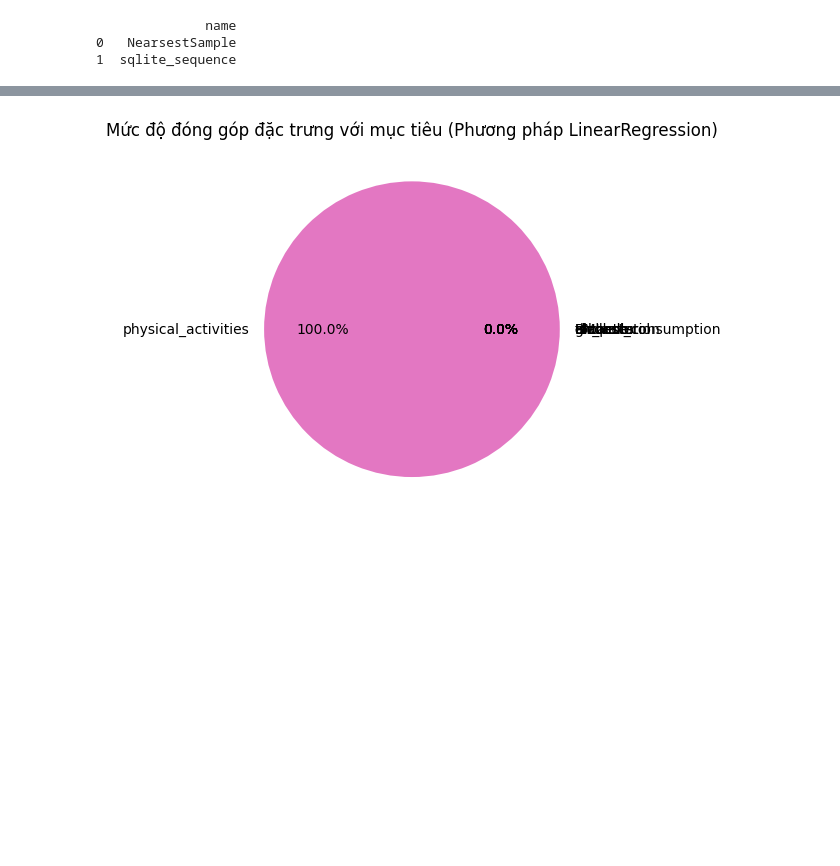
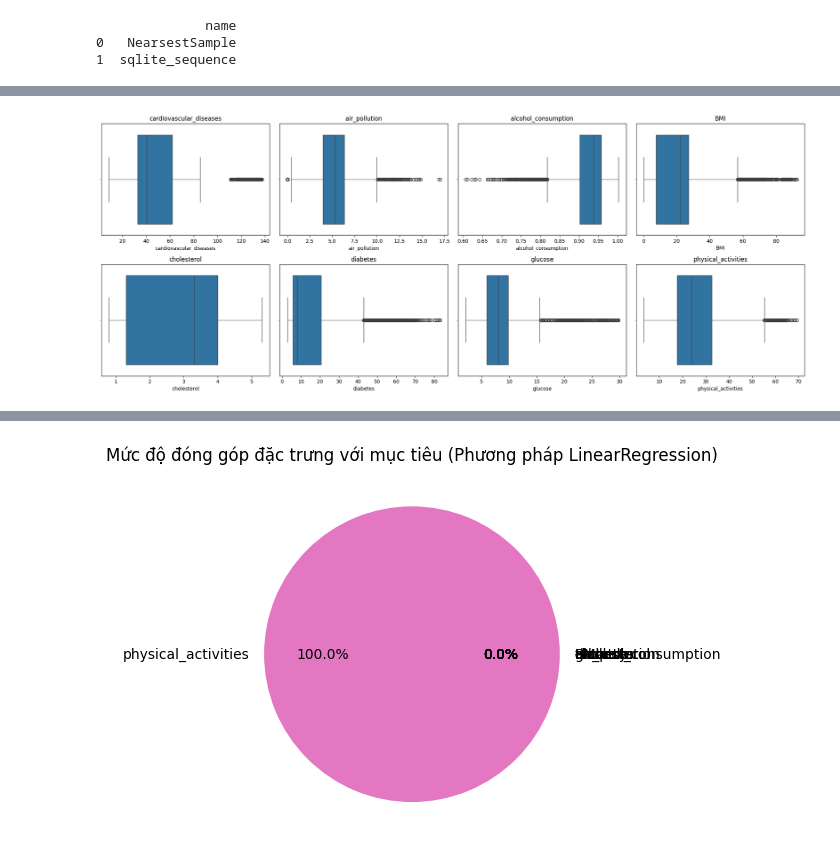
Before and after one commit to baolam/heart-disease-analysis, a Jupyter notebook: processing/draw_for_report.ipynb, the cells around one changed output, grey strips where cells are left out. Saved outputs shown, nothing was run; the diff lists cells and outputs as text; code cells hidden in the pictures; blank space fills up the shorter version.

```diff
--- a/processing/draw_for_report.ipynb
+++ b/processing/draw_for_report.ipynb
@@ -153,3 +110,18 @@ df.describe()
+# %%
+df.air_pollution = np.log1p(df.air_pollution)
+cols = df.columns[:-1]   # bỏ cột cuối
+
+plt.figure(figsize=(20,8))
+
+for i, col in enumerate(cols[:8]):   # lấy 8 cột đầu
+    plt.subplot(2, 4, i+1)           # 2 hàng 4 cột
+    sns.boxplot(x=df[col])
+    plt.title(col)
+
+plt.tight_layout()
+plt.show()
+# %% [output]
+[figure, added]
 # %%
 # Tiến hành chia dữ liệu
 df_model = df.copy()
```
Also changed, not shown: parts of 10 cells of this notebook, 1 other file.
